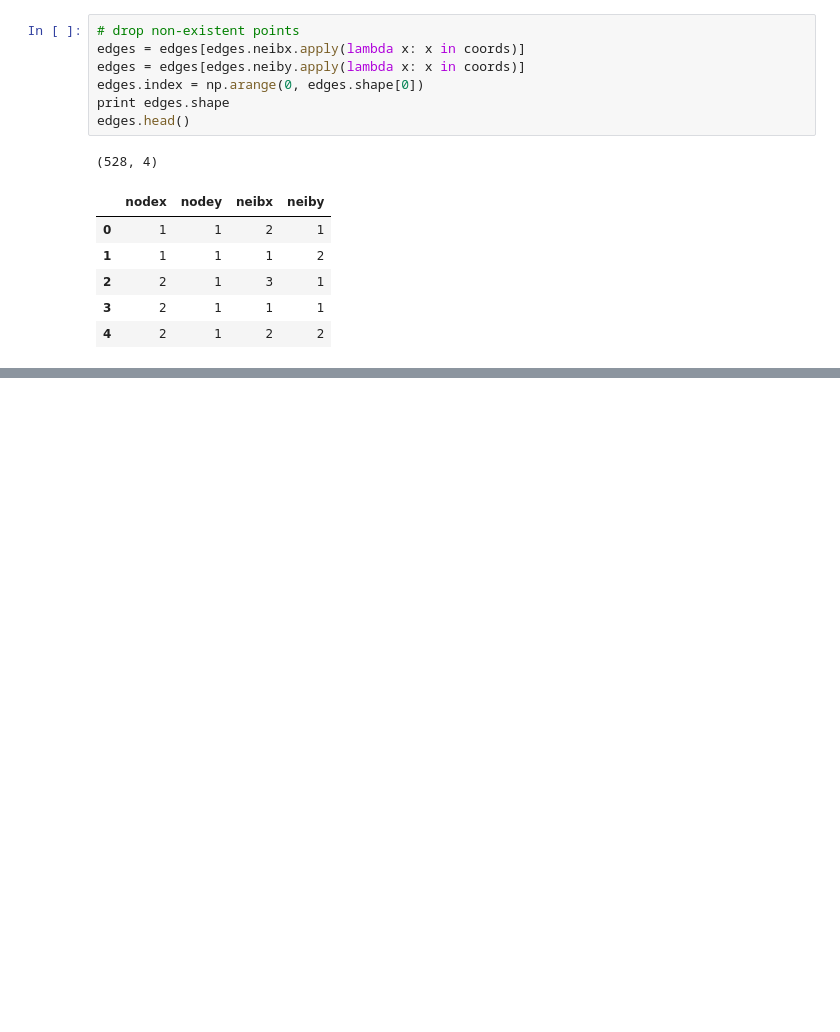
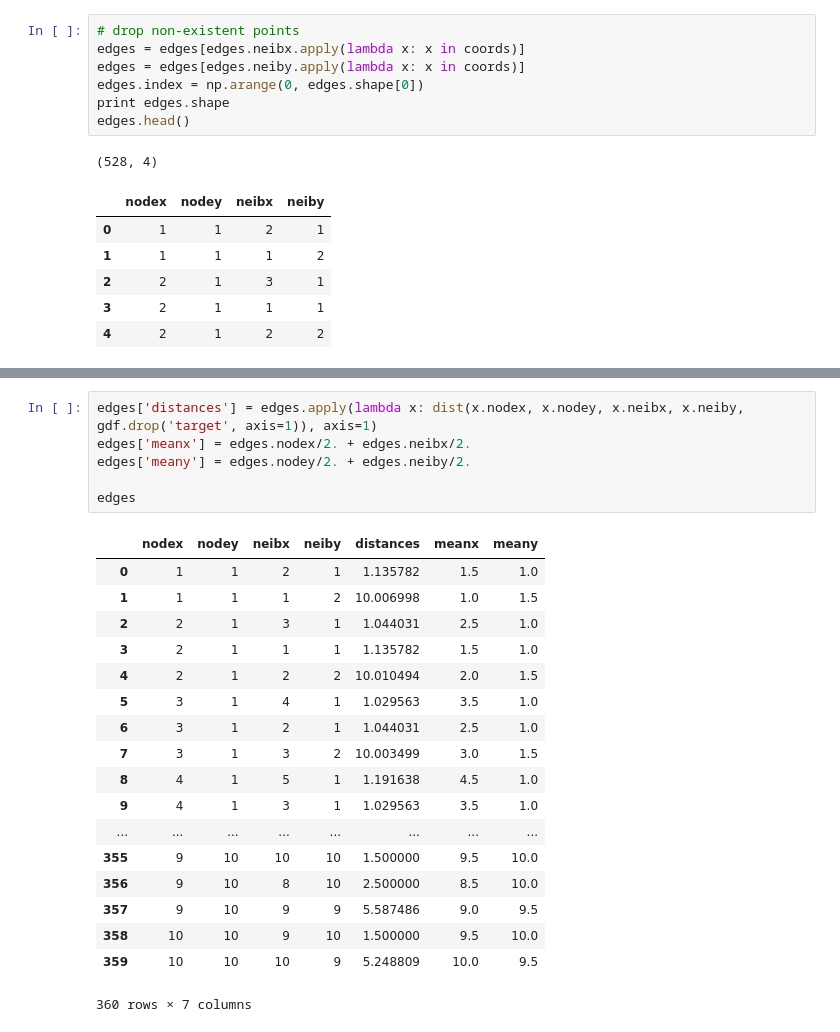
Before and after one commit to crupley/proj, a Jupyter notebook: explore/hood/graph similarity explore.ipynb, the cells around one changed output, grey strips where cells are left out. Saved outputs shown, nothing was run; the diff lists cells and outputs as text; blank space fills up the shorter version.

```diff
--- a/explore/hood/graph similarity explore.ipynb
+++ b/explore/hood/graph similarity explore.ipynb
@@ -224,0 +320,25 @@ edges[edges.distances != 0]
+# %%
+edges['distances'] = edges.apply(lambda x: dist(x.nodex, x.nodey, x.neibx, x.neiby, gdf.drop('target', axis=1)), axis=1)
+edges['meanx'] = edges.nodex/2. + edges.neibx/2.
+edges['meany'] = edges.nodey/2. + edges.neiby/2.
+
+edges
+# %% [output]
+|  | nodex | nodey | neibx | neiby | distances | meanx | meany |
+| 0 | 1 | 1 | 2 | 1 | 1.135782 | 1.5 | 1.0 |
+| 1 | 1 | 1 | 1 | 2 | 10.006998 | 1.0 | 1.5 |
+| 2 | 2 | 1 | 3 | 1 | 1.044031 | 2.5 | 1.0 |
+| 3 | 2 | 1 | 1 | 1 | 1.135782 | 1.5 | 1.0 |
+| 4 | 2 | 1 | 2 | 2 | 10.010494 | 2.0 | 1.5 |
+| 5 | 3 | 1 | 4 | 1 | 1.029563 | 3.5 | 1.0 |
+| 6 | 3 | 1 | 2 | 1 | 1.044031 | 2.5 | 1.0 |
+| 7 | 3 | 1 | 3 | 2 | 10.003499 | 3.0 | 1.5 |
+| 8 | 4 | 1 | 5 | 1 | 1.191638 | 4.5 | 1.0 |
+| 9 | 4 | 1 | 3 | 1 | 1.029563 | 3.5 | 1.0 |
+| ... | ... | ... | ... | ... | ... | ... | ... |
+| 355 | 9 | 10 | 10 | 10 | 1.500000 | 9.5 | 10.0 |
+| 356 | 9 | 10 | 8 | 10 | 2.500000 | 8.5 | 10.0 |
+| 357 | 9 | 10 | 9 | 9 | 5.587486 | 9.0 | 9.5 |
+| 358 | 10 | 10 | 9 | 10 | 1.500000 | 9.5 | 10.0 |
+| 359 | 10 | 10 | 10 | 9 | 5.248809 | 10.0 | 9.5 |
+360 rows × 7 columns
```
Also changed, not shown: parts of 10 cells of this notebook, 1 other file.
